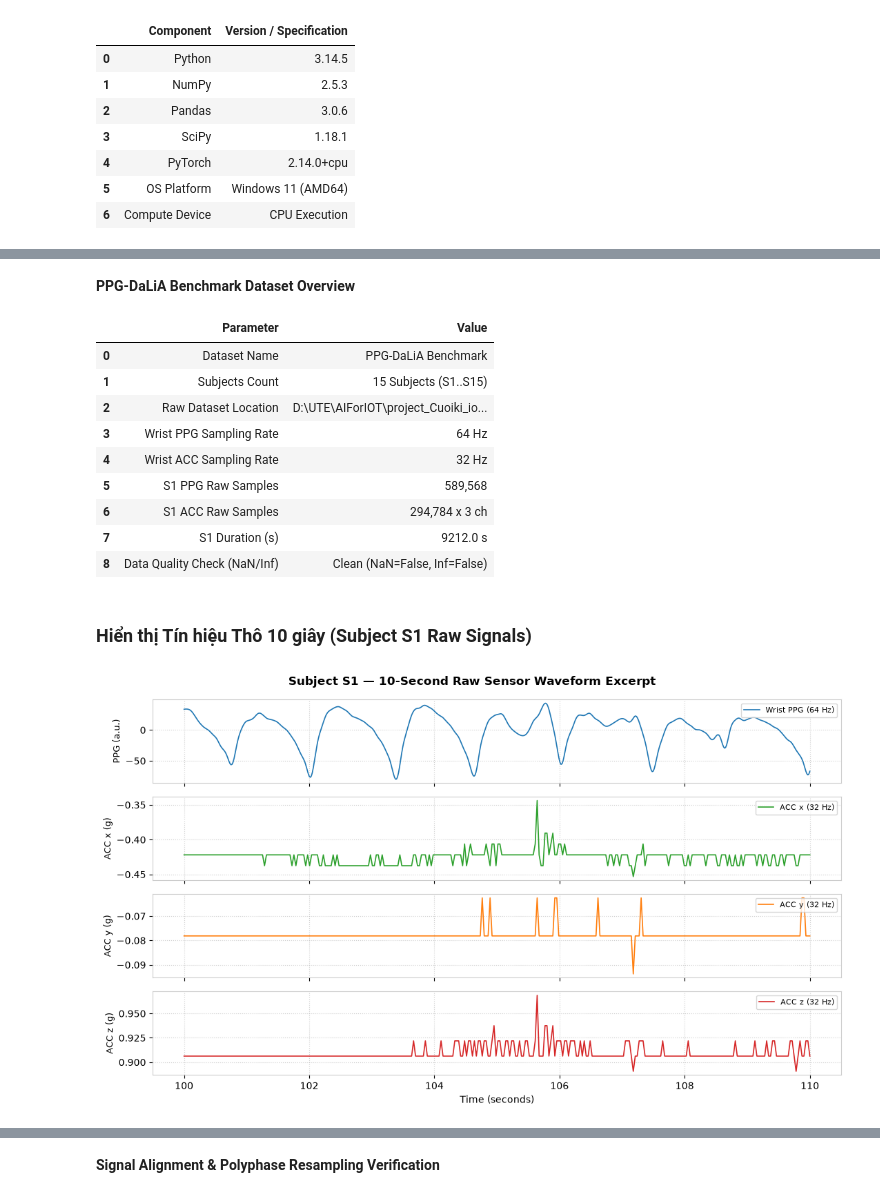
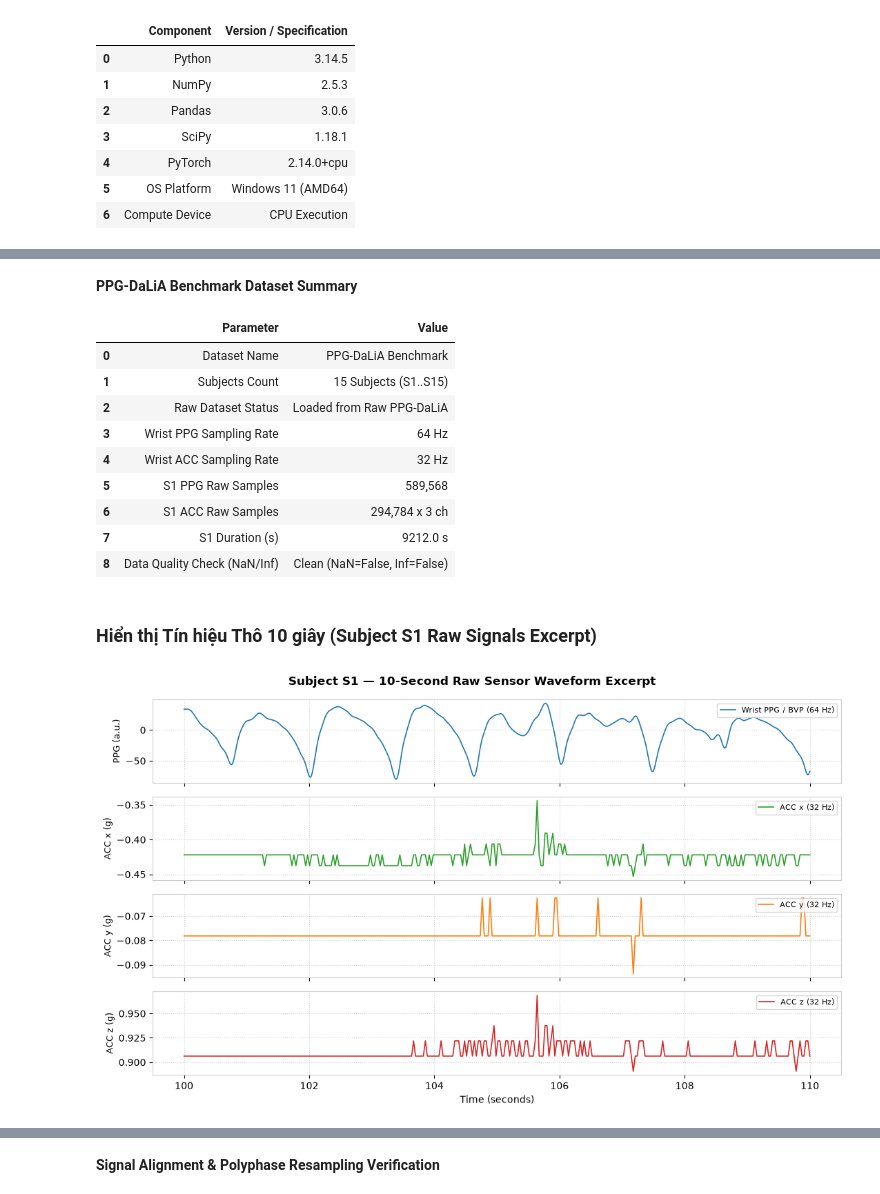
Before and after one commit to sai-ctruong/iot_C1_AE_DCT, a Jupyter notebook: C1_AE_DCT/notebooks/C1_AE_DCT_Demo.ipynb, the cells around one changed output, grey strips where cells are left out. Saved outputs shown, nothing was run; the diff lists cells and outputs as text; code cells hidden in the pictures.

Commit message:
fix(notebook): remove synthetic fallbacks, fix stable tie-break rule, programmatically calculate AE parameters, and bundle real demo window artifact

```diff
--- a/C1_AE_DCT/notebooks/C1_AE_DCT_Demo.ipynb
+++ b/C1_AE_DCT/notebooks/C1_AE_DCT_Demo.ipynb
@@ -147,18 +160,15 @@ Project Directory Structure Audit
 # %%
 def find_dataset_root(custom_path=None):
-    candidates = []
     if custom_path:
-        candidates.append(Path(custom_path))
-    candidates.extend([
-        PROJECT_ROOT / "data" / "raw",
-        PROJECT_ROOT.parent / "ppg+dalia" / "data" / "PPG_FieldStudy",
-        PROJECT_ROOT.parent / "PPG_FieldStudy",
-        Path("D:/UTE/AIForIOT/project_Cuoiki_iot/ppg+dalia/data/PPG_FieldStudy"),
-        Path("C:/Datasets/PPG_FieldStudy")
-    ])
-    for p in candidates:
-        if p and p.exists() and (p / "S1").exists():
+        p = Path(custom_path)
+        if p.exists() and (p / "S1").exists():
             return p
+    default_raw = PROJECT_ROOT / "data" / "raw"
+    if default_raw.exists() and (default_raw / "S1").exists():
+        return default_raw
+    parent_raw = PROJECT_ROOT.parent / "ppg+dalia" / "data" / "PPG_FieldStudy"
+    if parent_raw.exists() and (parent_raw / "S1").exists():
+        return parent_raw
     return None
 
 def load_subject_pickle(dataset_root, subject_id):
@@ -177,7 +187,7 @@ def extract_wrist_signals(subject_data):
     acc = signal_dict["ACC"].astype(np.float32)
     return ppg, acc
 
-ds_root = find_dataset_root()
+ds_root = find_dataset_root(DATASET_ROOT)
 
 if ds_root:
     s1_data = load_subject_pickle(ds_root, 1)
@@ -186,24 +196,26 @@ if ds_root:
     has_inf = np.isinf(s1_ppg).any() or np.isinf(s1_acc).any()
 
     summary_data = {
-        "Parameter": ["Dataset Name", "Subjects Count", "Raw Dataset Location", "Wrist PPG Sampling Rate", "Wrist ACC Sampling Rate", "S1 PPG Raw Samples", "S1 ACC Raw Samples", "S1 Duration (s)", "Data Quality Check (NaN/Inf)"],
-        "Value": ["PPG-DaLiA Benchmark", "15 Subjects (S1..S15)", str(ds_root), "64 Hz", "32 Hz", f"{len(s1_ppg):,}", f"{s1_acc.shape[0]:,} x 3 ch", f"{len(s1_ppg)/64.0:.1f} s", f"Clean (NaN={has_nan}, Inf={has_inf})"]
+        "Parameter": ["Dataset Name", "Subjects Count", "Raw Dataset Status", "Wrist PPG Sampling Rate", "Wrist ACC Sampling Rate", "S1 PPG Raw Samples", "S1 ACC Raw Samples", "S1 Duration (s)", "Data Quality Check (NaN/Inf)"],
+        "Value": ["PPG-DaLiA Benchmark", "15 Subjects (S1..S15)", "Loaded from Raw PPG-DaLiA", "64 Hz", "32 Hz", f"{len(s1_ppg):,}", f"{s1_acc.shape[0]:,} x 3 ch", f"{len(s1_ppg)/64.0:.1f} s", f"Clean (NaN={has_nan}, Inf={has_inf})"]
+    }
+elif DEMO_NPZ_PATH.exists():
+    summary_data = {
+        "Parameter": ["Dataset Name", "Subjects Count", "Raw Dataset Status", "Demo Data Status", "Window Size", "Data Quality Check"],
+        "Value": ["PPG-DaLiA Benchmark", "15 Subjects (S1..S15)", "Not local (Instructions in README)", "Loaded Real PPG-DaLiA Demo Artifact (fold1_s1_window.npz)", "4 channels x 512 samples (8.0s)", "Clean Real PPG-DaLiA Signal (No Synthetic Data)"]
     }
 else:
-    summary_data = {
-        "Parameter": ["Dataset Name", "Subjects Count", "Raw Dataset Status", "Instruction"],
-        "Value": ["PPG-DaLiA Benchmark", "15 Subjects (S1..S15)", "Not Found in local raw folder", "Please download PPG-DaLiA and place S1.pkl..S15.pkl in data/raw/"]
-    }
+    raise FileNotFoundError("Neither PPG-DaLiA raw dataset nor demo artifact data/demo/fold1_s1_window.npz was found!")
 
 df_ds = pd.DataFrame(summary_data)
-display(HTML("<b>PPG-DaLiA Benchmark Dataset Overview</b>"))
+display(HTML("<b>PPG-DaLiA Benchmark Dataset Summary</b>"))
 display(df_ds)
 # %% [output]
-PPG-DaLiA Benchmark Dataset Overview
+PPG-DaLiA Benchmark Dataset Summary
 |  | Parameter | Value |
 | 0 | Dataset Name | PPG-DaLiA Benchmark |
 | 1 | Subjects Count | 15 Subjects (S1..S15) |
-| 2 | Raw Dataset Location | D:\UTE\AIForIOT\project_Cuoiki_io... |
+| 2 | Raw Dataset Status | Loaded from Raw PPG-DaLiA |
 | 3 | Wrist PPG Sampling Rate | 64 Hz |
 | 4 | Wrist ACC Sampling Rate | 32 Hz |
 | 5 | S1 PPG Raw Samples | 589,568 |
@@ -211,38 +223,40 @@ PPG-DaLiA Benchmark Dataset Overview
 | 7 | S1 Duration (s) | 9212.0 s |
 | 8 | Data Quality Check (NaN/Inf) | Clean (NaN=False, Inf=False) |
 # %% [markdown]
-### Hiển thị Tín hiệu Thô 10 giây (Subject S1 Raw Signals)
+### Hiển thị Tín hiệu Thô 10 giây (Subject S1 Raw Signals Excerpt)
 # %%
 if ds_root:
     fs_ppg = 64
     t_start, t_end = 100, 110
     idx_ppg = slice(t_start * fs_ppg, t_end * fs_ppg)
     idx_acc = slice(t_start * 32, t_end * 32)
 
     t_ppg_axis = np.linspace(t_start, t_end, idx_ppg.stop - idx_ppg.start)
     t_acc_axis = np.linspace(t_start, t_end, idx_acc.stop - idx_acc.start)
 
     fig, axes = plt.subplots(4, 1, figsize=(11, 6.5), sharex=True)
     fig.suptitle("Subject S1 — 10-Second Raw Sensor Waveform Excerpt", fontsize=12, fontweight="bold", y=0.98)
 
-    axes[0].plot(t_ppg_axis, s1_ppg[idx_ppg], color="#1f77b4", lw=1.2, label="Wrist PPG (64 Hz)")
+    axes[0].plot(t_ppg_axis, s1_ppg[idx_ppg], color="#1f77b4", lw=1.2, label="Wrist PPG / BVP (64 Hz)")
     axes[0].set_ylabel("PPG (a.u.)", fontsize=9)
     axes[0].legend(loc="upper right", frameon=True, fontsize=8)
     axes[0].grid(True, linestyle=":", alpha=0.6)
 
     colors_acc = ["#2ca02c", "#ff7f0e", "#d62728"]
     labels_acc = ["ACC x (32 Hz)", "ACC y (32 Hz)", "ACC z (32 Hz)"]
     for i in range(3):
         axes[i+1].plot(t_acc_axis, s1_acc[idx_acc, i], color=colors_acc[i], lw=1.2, label=labels_acc[i])
         axes[i+1].set_ylabel(f"ACC {chr(120+i)} (g)", fontsize=9)
         axes[i+1].legend(loc="upper right", frameon=True, fontsize=8)
         axes[i+1].grid(True, linestyle=":", alpha=0.6)
 
     axes[3].set_xlabel("Time (seconds)", fontsize=10)
     plt.tight_layout()
     plt.show()
+else:
+    print("Raw dataset not local. Demonstrating using bundled real PPG-DaLiA demo window artifact.")
 # %% [output]
-[figure, old version]
+[figure, new version]
 # %% [markdown]
 ## 5. Tái lấy mẫu Tín hiệu Gia tốc (Polyphase Resampling ACC 32 Hz → 64 Hz)
 
```
Also changed, not shown: parts of 21 cells of this notebook, 1 other file.
